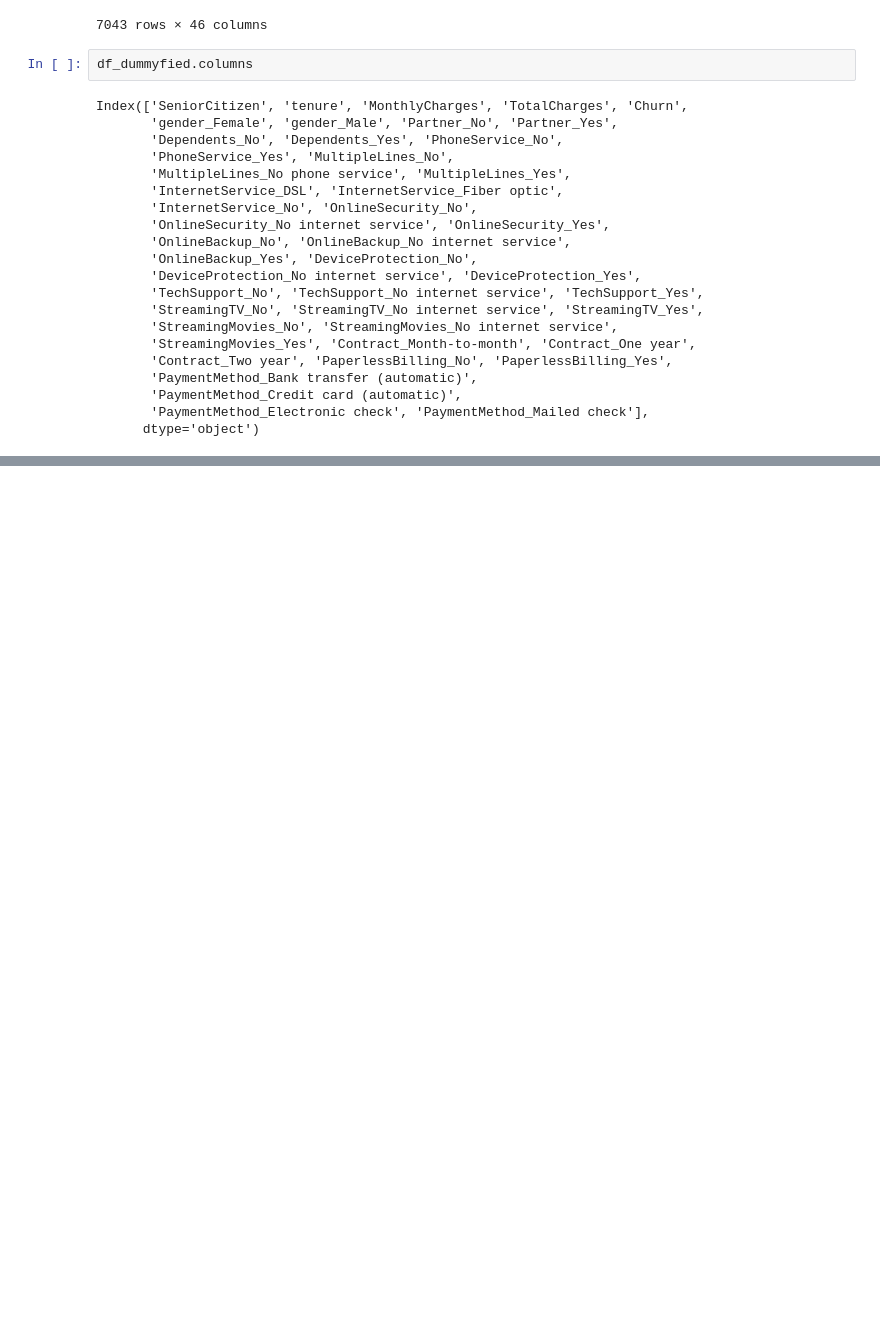
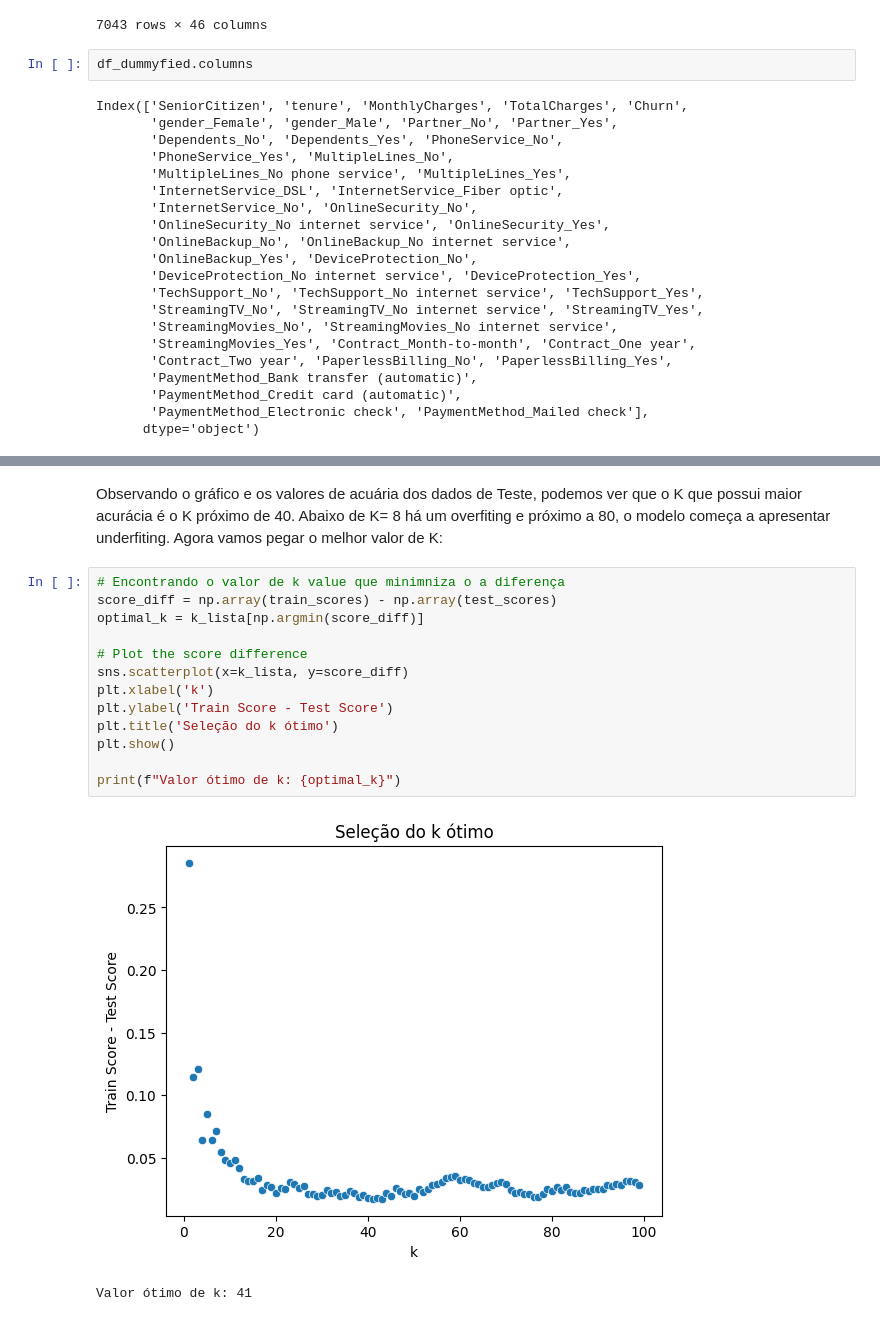
Before and after one commit to KarenAlmeida23/vendasML, a Jupyter notebook: Churn_Telco.ipynb, the cells around one changed output, grey strips where cells are left out. Cells and saved outputs as stored; diff of their text form; blank space fills up the shorter version.

```diff
--- a/Churn_Telco.ipynb
+++ b/Churn_Telco.ipynb
@@ -206,0 +380,18 @@ gráfico de coluna do tenure
+# %% [markdown]
+Observando o gráfico e os valores de acuária dos dados de Teste, podemos ver que o K que possui maior acurácia é o K próximo de 40. Abaixo de K= 8 há um overfiting e próximo a 80, o modelo começa a apresentar underfiting. Agora vamos pegar o melhor valor de K:
+# %%
+# Encontrando o valor de k value que minimniza o a diferença
+score_diff = np.array(train_scores) - np.array(test_scores)
+optimal_k = k_lista[np.argmin(score_diff)]
+
+# Plot the score difference
+sns.scatterplot(x=k_lista, y=score_diff)
+plt.xlabel('k')
+plt.ylabel('Train Score - Test Score')
+plt.title('Seleção do k ótimo')
+plt.show()
+
+print(f"Valor ótimo de k: {optimal_k}")
+# %% [output]
+[figure, added]
+Valor ótimo de k: 41
```
Also changed, not shown: parts of 36 cells of this notebook, 1 other file.
